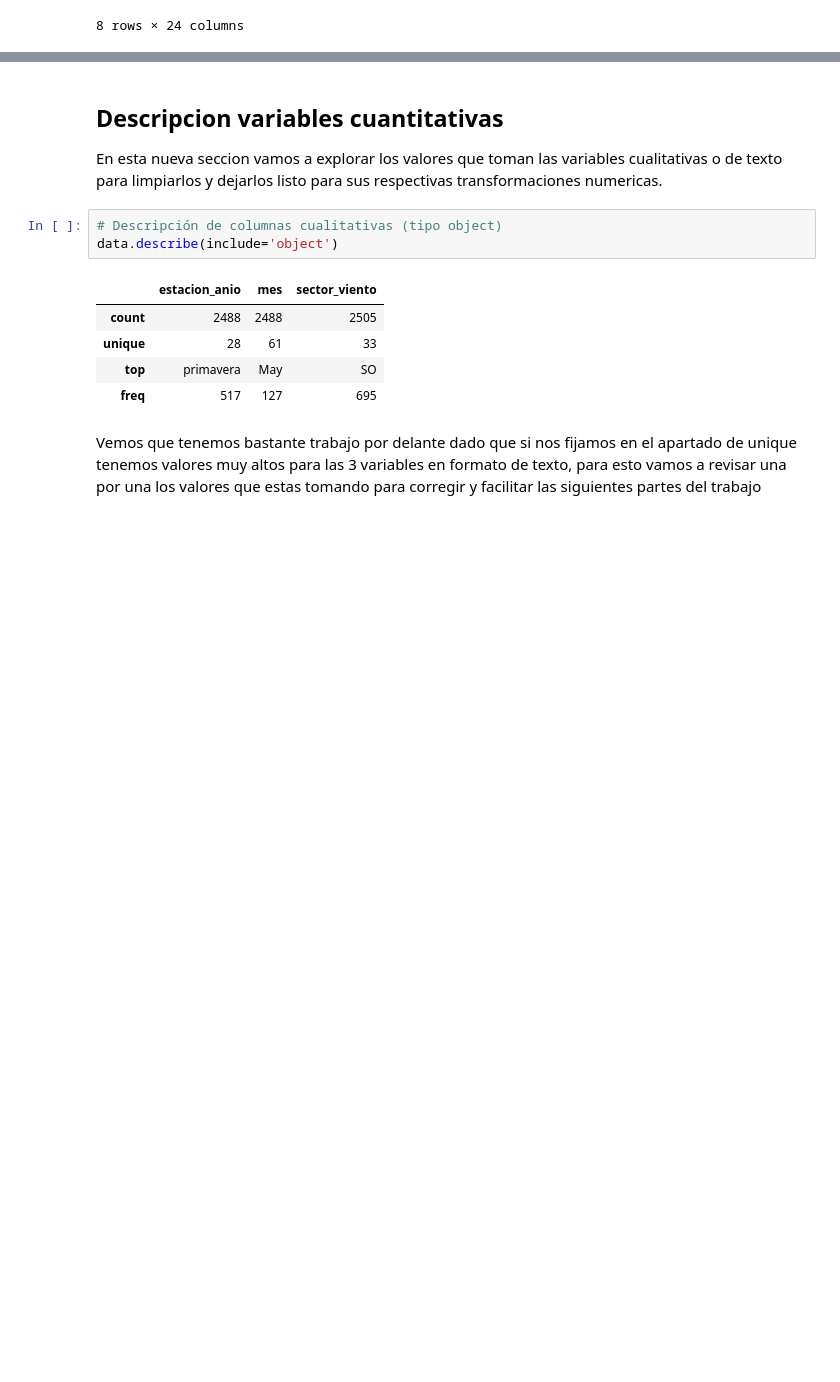
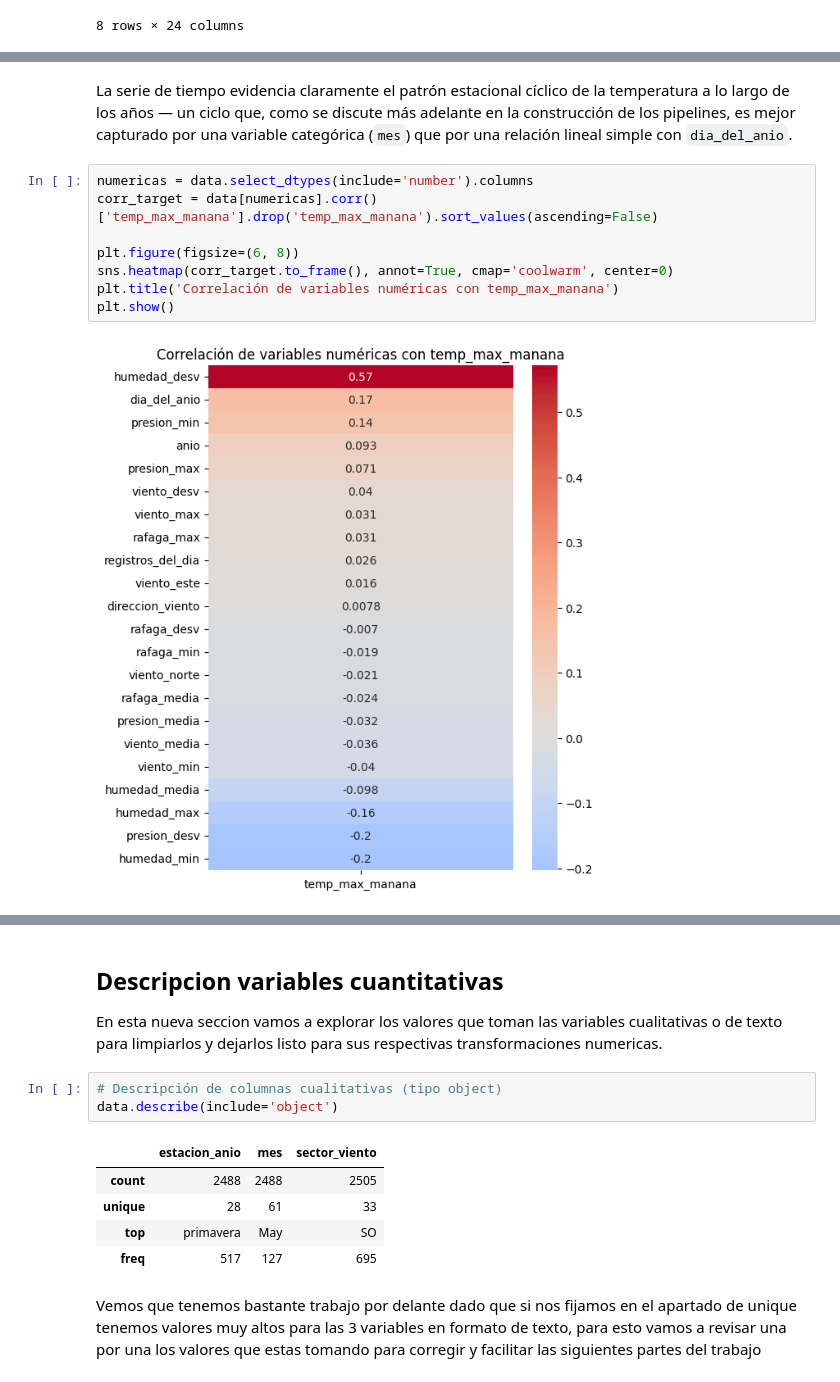
Before and after one commit to Teban1101/MaterialDeClase-ISIS-2611, a Jupyter notebook: 202620/Laboratorios/L1/lab1.ipynb, the cells around one changed output, grey strips where cells are left out. Cells and saved outputs as stored; diff of their text form; blank space fills up the shorter version.

```diff
--- a/202620/Laboratorios/L1/lab1.ipynb
+++ b/202620/Laboratorios/L1/lab1.ipynb
@@ -163,0 +216,15 @@ data.describe()
+# %% [markdown]
+La serie de tiempo evidencia claramente el patrón estacional cíclico de la temperatura a lo largo
+de los años — un ciclo que, como se discute más adelante en la construcción de los pipelines, es
+mejor capturado por una variable categórica (`mes`) que por una relación lineal simple con
+`dia_del_anio`.
+# %%
+numericas = data.select_dtypes(include='number').columns
+corr_target = data[numericas].corr()['temp_max_manana'].drop('temp_max_manana').sort_values(ascending=False)
+
+plt.figure(figsize=(6, 8))
+sns.heatmap(corr_target.to_frame(), annot=True, cmap='coolwarm', center=0)
+plt.title('Correlación de variables numéricas con temp_max_manana')
+plt.show()
+# %% [output]
+[figure, added]
```
Also changed, not shown: parts of 52 cells of this notebook, 1 other file.
